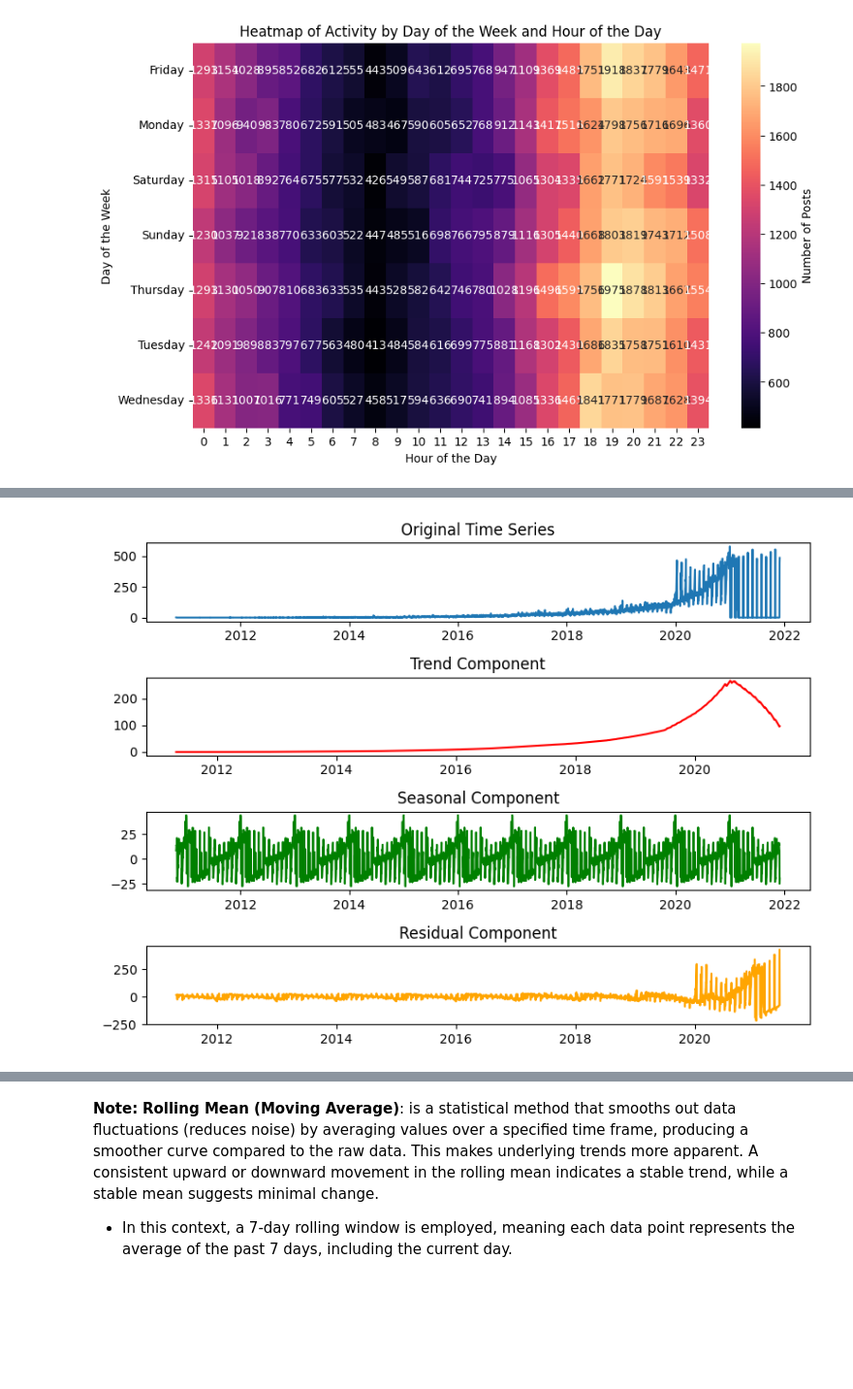
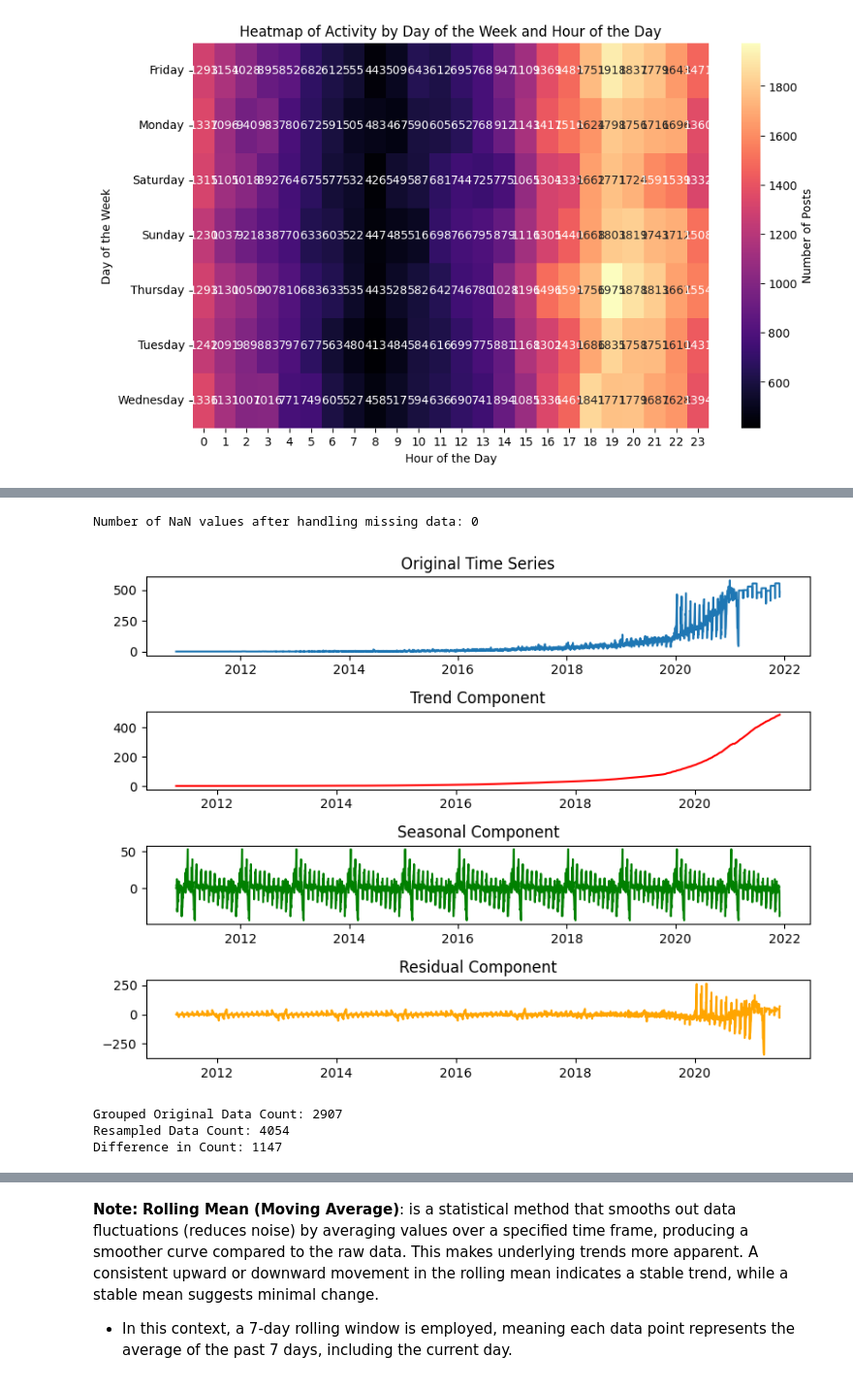
Before and after one commit to CleliaCaetano/-User-Behavior-Analysis-for-Optimizing-Engagement-on-Social-Media, a Jupyter notebook: Instagram_users_datetime_posts_data.ipynb, the cells around one changed output, grey strips where cells are left out. Shown at 97% size. Saved outputs shown, nothing was run; the diff lists cells and outputs as text; code cells hidden in the pictures; blank space fills up the shorter version.

Commit message:
Created using Colab_updated: 17/12/2024

```diff
--- a/Instagram_users_datetime_posts_data.ipynb
+++ b/Instagram_users_datetime_posts_data.ipynb
@@ -514,39 +606,72 @@ The peak day of the week for activity is: Thursday
 # %%
 from statsmodels.tsa.seasonal import seasonal_decompose
 
-# Group by day (we'll use the date without time, as it is daily activity)
-daily_data = df.resample('D').size()  # Resample to daily frequency, getting the count of posts per day
+# Resample to daily frequency, getting the count of posts per day
+daily_data = df.resample('D').size()
+
+# Replace zeros with NaN to treat missing days as NaN
+daily_data[daily_data == 0] = np.nan
+
+# Optionally, forward-fill or backward-fill missing values if needed
+# For example, forward-fill the missing values
+daily_data = daily_data.fillna(method='ffill')  # or use 'bfill' for backward fill
+
+# Check for remaining NaN values
+num_nans = daily_data.isna().sum()
+print(f"Number of NaN values after handling missing data: {num_nans}")
 
 # Decompose the time series data
 decomposition = seasonal_decompose(daily_data, model='additive', period=365)  # period=365 for yearly seasonality
 
 # Plot the decomposed components
 plt.figure(figsize=(8, 6))
 
 # Plot the observed (original) series
 plt.subplot(411)
 plt.plot(decomposition.observed)
 plt.title('Original Time Series')
 
 # Plot the trend component
 plt.subplot(412)
 plt.plot(decomposition.trend, color='red')
 plt.title('Trend Component')
 
 # Plot the seasonal component
 plt.subplot(413)
 plt.plot(decomposition.seasonal, color='green')
 plt.title('Seasonal Component')
 
 # Plot the residual (remainder) component
 plt.subplot(414)
 plt.plot(decomposition.resid, color='orange')
 plt.title('Residual Component')
 
 plt.tight_layout()
 plt.show()
 # %% [output]
+Number of NaN values after handling missing data: 0
-[figure, old version]
+[figure, new version]
+# %%
+# Group the original data by 'Date Posted' and count the entries for each date
+original_grouped = df.groupby(df.index.date).size()
+
+# Count of the grouped original data (unique dates)
+original_count = len(original_grouped)
+
+# Count of the resampled data (using the index of the resampled DataFrame)
+resampled_count = len(daily_data.index)
+
+# Print both counts
+print("Grouped Original Data Count:", original_count)
+print("Resampled Data Count:", resampled_count)
+
+# Calculate and print the difference in counts
+difference = resampled_count - original_count
+print("Difference in Count:", difference)
+# %% [output]
+Grouped Original Data Count: 2907
+Resampled Data Count: 4054
+Difference in Count: 1147
 # %%
 from statsmodels.tsa.stattools import adfuller
 
```
Also changed, not shown: parts of 35 cells of this notebook.
